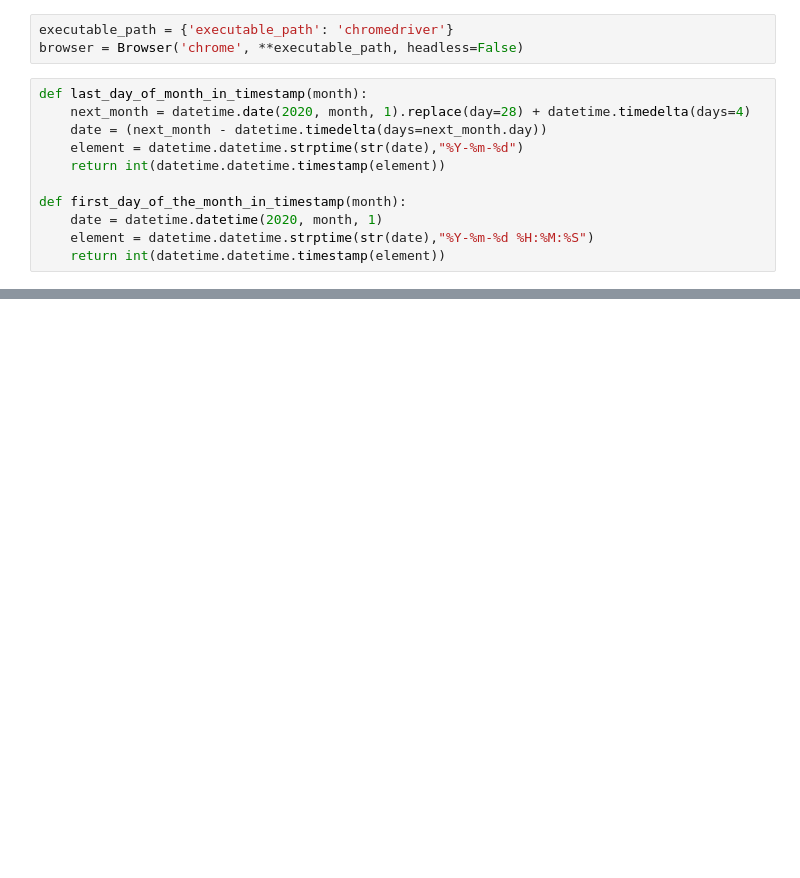
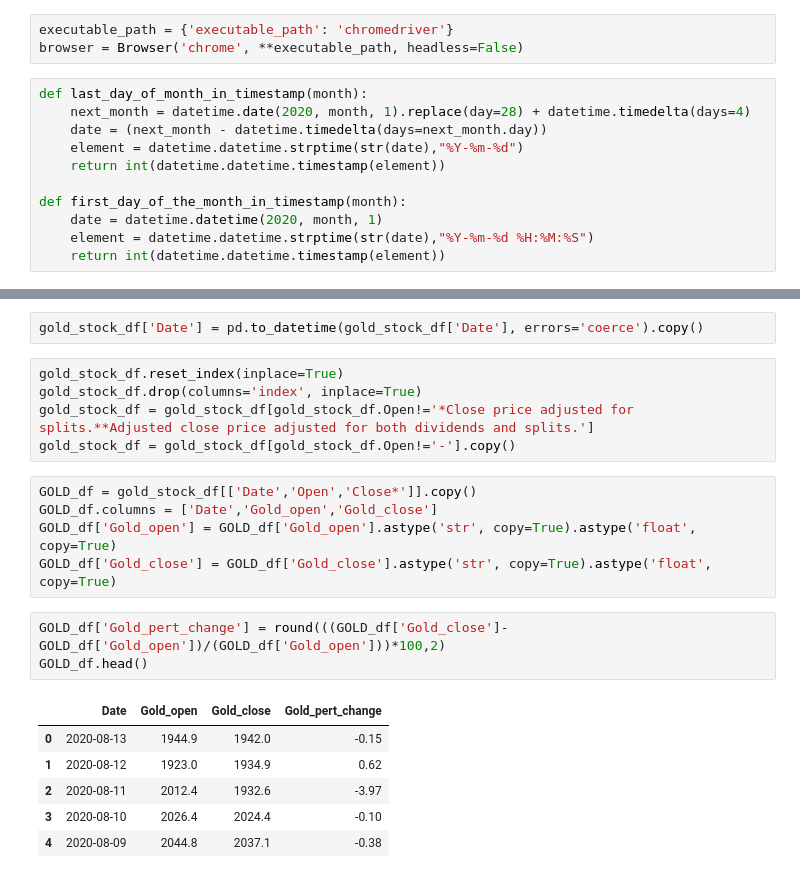
Before and after one commit to angelasivirich/Finance-Yahoo-ETL, a Jupyter notebook: Finance_Yahoo.ipynb, the cells around one changed output, grey strips where cells are left out. Saved outputs shown, nothing was run; the diff lists cells and outputs as text; blank space fills up the shorter version.

```diff
--- a/Finance_Yahoo.ipynb
+++ b/Finance_Yahoo.ipynb
@@ -66,0 +65,22 @@ gold_stock_df
+# %%
+gold_stock_df['Date'] = pd.to_datetime(gold_stock_df['Date'], errors='coerce').copy()
+# %%
+gold_stock_df.reset_index(inplace=True)
+gold_stock_df.drop(columns='index', inplace=True)
+gold_stock_df = gold_stock_df[gold_stock_df.Open!='*Close price adjusted for splits.**Adjusted close price adjusted for both dividends and splits.']
+gold_stock_df = gold_stock_df[gold_stock_df.Open!='-'].copy()
+# %%
+GOLD_df = gold_stock_df[['Date','Open','Close*']].copy()
+GOLD_df.columns = ['Date','Gold_open','Gold_close']
+GOLD_df['Gold_open'] = GOLD_df['Gold_open'].astype('str', copy=True).astype('float', copy=True)
+GOLD_df['Gold_close'] = GOLD_df['Gold_close'].astype('str', copy=True).astype('float', copy=True)
+# %%
+GOLD_df['Gold_pert_change'] = round(((GOLD_df['Gold_close']-GOLD_df['Gold_open'])/(GOLD_df['Gold_open']))*100,2)
+GOLD_df.head()
+# %% [output]
+|  | Date | Gold_open | Gold_close | Gold_pert_change |
+| 0 | 2020-08-13 | 1944.9 | 1942.0 | -0.15 |
+| 1 | 2020-08-12 | 1923.0 | 1934.9 | 0.62 |
+| 2 | 2020-08-11 | 2012.4 | 1932.6 | -3.97 |
+| 3 | 2020-08-10 | 2026.4 | 2024.4 | -0.10 |
+| 4 | 2020-08-09 | 2044.8 | 2037.1 | -0.38 |
```
Also changed, not shown: parts of 16 cells of this notebook.
